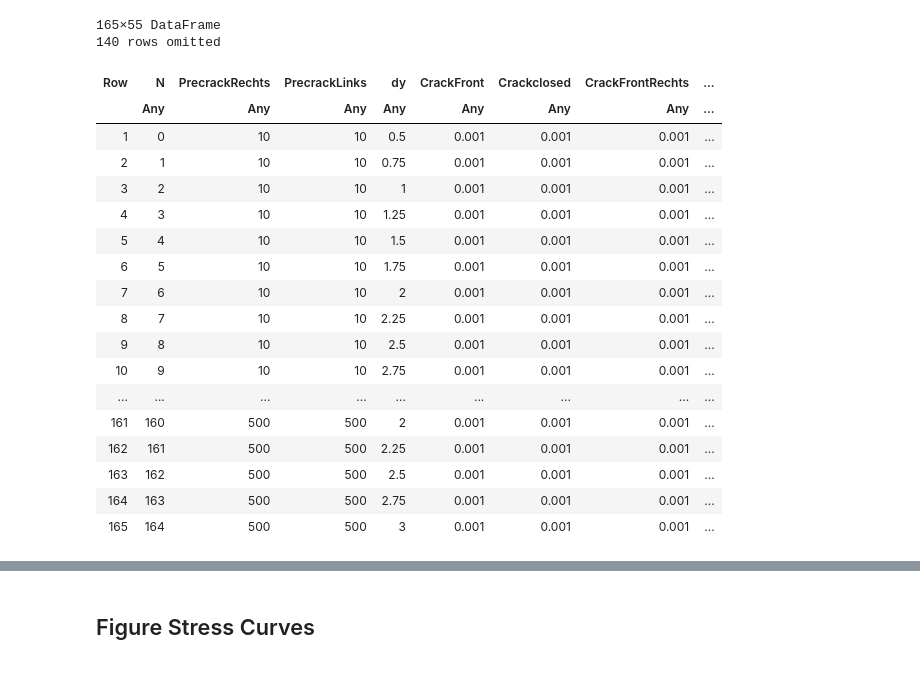
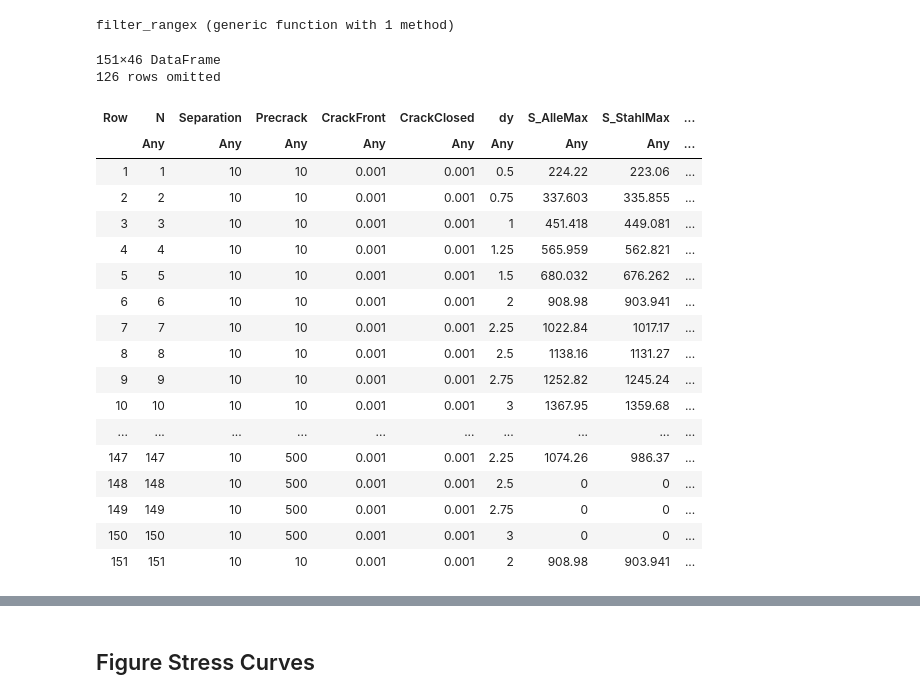
Before and after one commit to pandamec/Rini, a Jupyter notebook: test temp/20250930_3PBModified_Simulation VCCT copy.ipynb, the cells around one changed output, grey strips where cells are left out. Drawn from its saved outputs; the diff is of its cells as text; code cells hidden in the pictures.

```diff
--- a/test temp/20250930_3PBModified_Simulation VCCT copy.ipynb
+++ b/test temp/20250930_3PBModified_Simulation VCCT copy.ipynb
@@ -1,26 +1,32 @@
 # %%
 using DataFrames, XLSX, CSV
 using CairoMakie
+# %%
+function filter_rangex(df::DataFrame, column::String, low, high)
+    return filter(row -> low ≤ row[column] ≤ high, df)
+end
+# %% [output]
+filter_rangex (generic function with 1 method)
 # %%
-df= XLSX.readtable("20251027_3PBMid.xlsx", "Sheet1") |> DataFrame
+df= XLSX.readtable("250930_3PBModified.xlsx", "Sheet1") |> DataFrame
 # %% [output]
-165×55 DataFrame
-140 rows omitted
+151×46 DataFrame
+126 rows omitted
-| Row | N | PrecrackRechts | PrecrackLinks | dy | CrackFront | Crackclosed | CrackFrontRechts | ... |
-|  | Any | Any | Any | Any | Any | Any | Any | ... |
-| 1 | 0 | 10 | 10 | 0.5 | 0.001 | 0.001 | 0.001 | ... |
-| 2 | 1 | 10 | 10 | 0.75 | 0.001 | 0.001 | 0.001 | ... |
-| 3 | 2 | 10 | 10 | 1 | 0.001 | 0.001 | 0.001 | ... |
-| 4 | 3 | 10 | 10 | 1.25 | 0.001 | 0.001 | 0.001 | ... |
-| 5 | 4 | 10 | 10 | 1.5 | 0.001 | 0.001 | 0.001 | ... |
-| 6 | 5 | 10 | 10 | 1.75 | 0.001 | 0.001 | 0.001 | ... |
-| 7 | 6 | 10 | 10 | 2 | 0.001 | 0.001 | 0.001 | ... |
-| 8 | 7 | 10 | 10 | 2.25 | 0.001 | 0.001 | 0.001 | ... |
-| 9 | 8 | 10 | 10 | 2.5 | 0.001 | 0.001 | 0.001 | ... |
-| 10 | 9 | 10 | 10 | 2.75 | 0.001 | 0.001 | 0.001 | ... |
-| ... | ... | ... | ... | ... | ... | ... | ... | ... |
-| 161 | 160 | 500 | 500 | 2 | 0.001 | 0.001 | 0.001 | ... |
-| 162 | 161 | 500 | 500 | 2.25 | 0.001 | 0.001 | 0.001 | ... |
-| 163 | 162 | 500 | 500 | 2.5 | 0.001 | 0.001 | 0.001 | ... |
-| 164 | 163 | 500 | 500 | 2.75 | 0.001 | 0.001 | 0.001 | ... |
-| 165 | 164 | 500 | 500 | 3 | 0.001 | 0.001 | 0.001 | ... |
+| Row | N | Separation | Precrack | CrackFront | CrackClosed | dy | S_AlleMax | S_StahlMax | ... |
+|  | Any | Any | Any | Any | Any | Any | Any | Any | ... |
+| 1 | 1 | 10 | 10 | 0.001 | 0.001 | 0.5 | 224.22 | 223.06 | ... |
+| 2 | 2 | 10 | 10 | 0.001 | 0.001 | 0.75 | 337.603 | 335.855 | ... |
+| 3 | 3 | 10 | 10 | 0.001 | 0.001 | 1 | 451.418 | 449.081 | ... |
+| 4 | 4 | 10 | 10 | 0.001 | 0.001 | 1.25 | 565.959 | 562.821 | ... |
+| 5 | 5 | 10 | 10 | 0.001 | 0.001 | 1.5 | 680.032 | 676.262 | ... |
+| 6 | 6 | 10 | 10 | 0.001 | 0.001 | 2 | 908.98 | 903.941 | ... |
+| 7 | 7 | 10 | 10 | 0.001 | 0.001 | 2.25 | 1022.84 | 1017.17 | ... |
+| 8 | 8 | 10 | 10 | 0.001 | 0.001 | 2.5 | 1138.16 | 1131.27 | ... |
+| 9 | 9 | 10 | 10 | 0.001 | 0.001 | 2.75 | 1252.82 | 1245.24 | ... |
+| 10 | 10 | 10 | 10 | 0.001 | 0.001 | 3 | 1367.95 | 1359.68 | ... |
+| ... | ... | ... | ... | ... | ... | ... | ... | ... | ... |
+| 147 | 147 | 10 | 500 | 0.001 | 0.001 | 2.25 | 1074.26 | 986.37 | ... |
+| 148 | 148 | 10 | 500 | 0.001 | 0.001 | 2.5 | 0 | 0 | ... |
+| 149 | 149 | 10 | 500 | 0.001 | 0.001 | 2.75 | 0 | 0 | ... |
+| 150 | 150 | 10 | 500 | 0.001 | 0.001 | 3 | 0 | 0 | ... |
+| 151 | 151 | 10 | 10 | 0.001 | 0.001 | 2 | 908.98 | 903.941 | ... |
```
Also changed, not shown: parts of 11 cells of this notebook, 12 other files.
